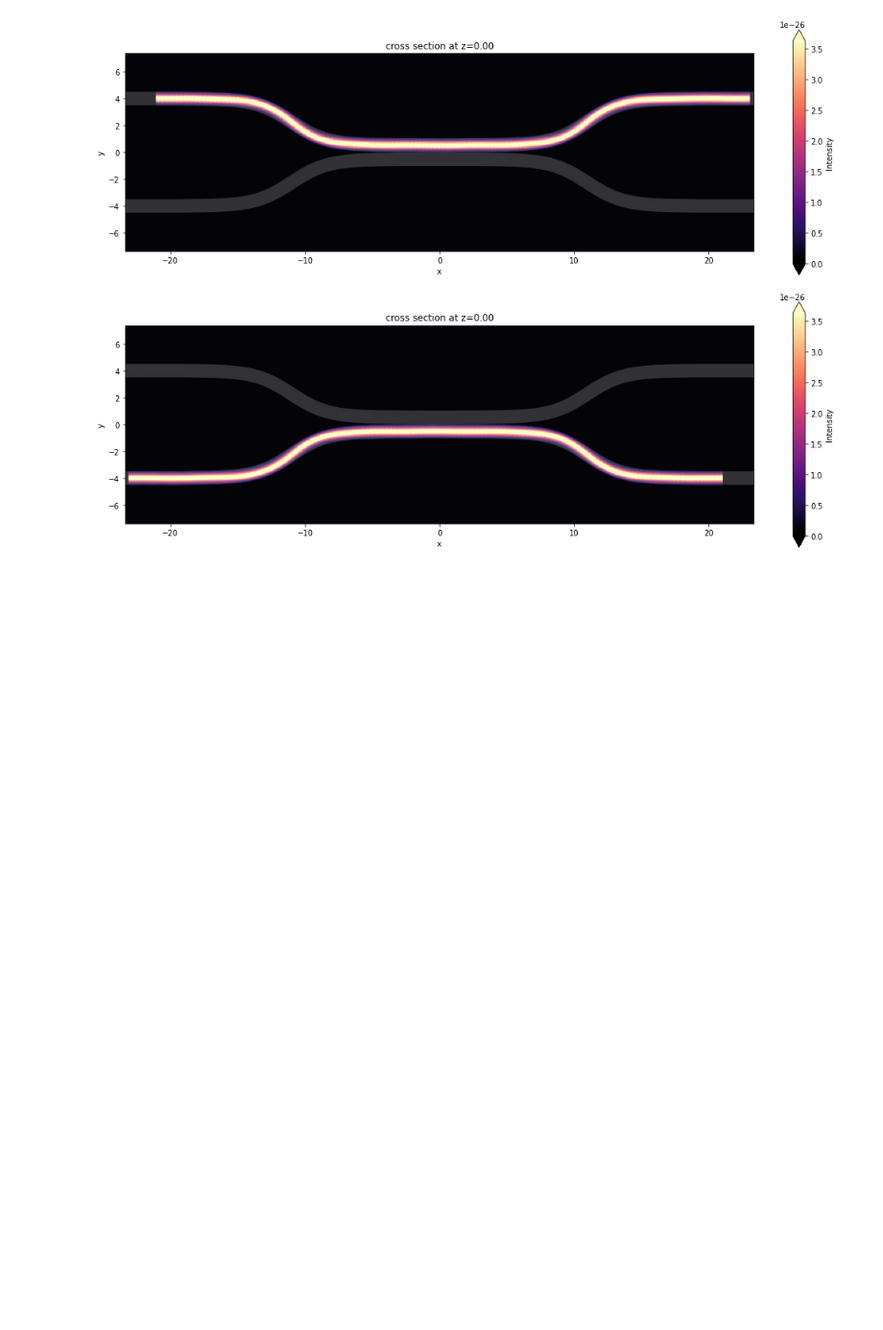
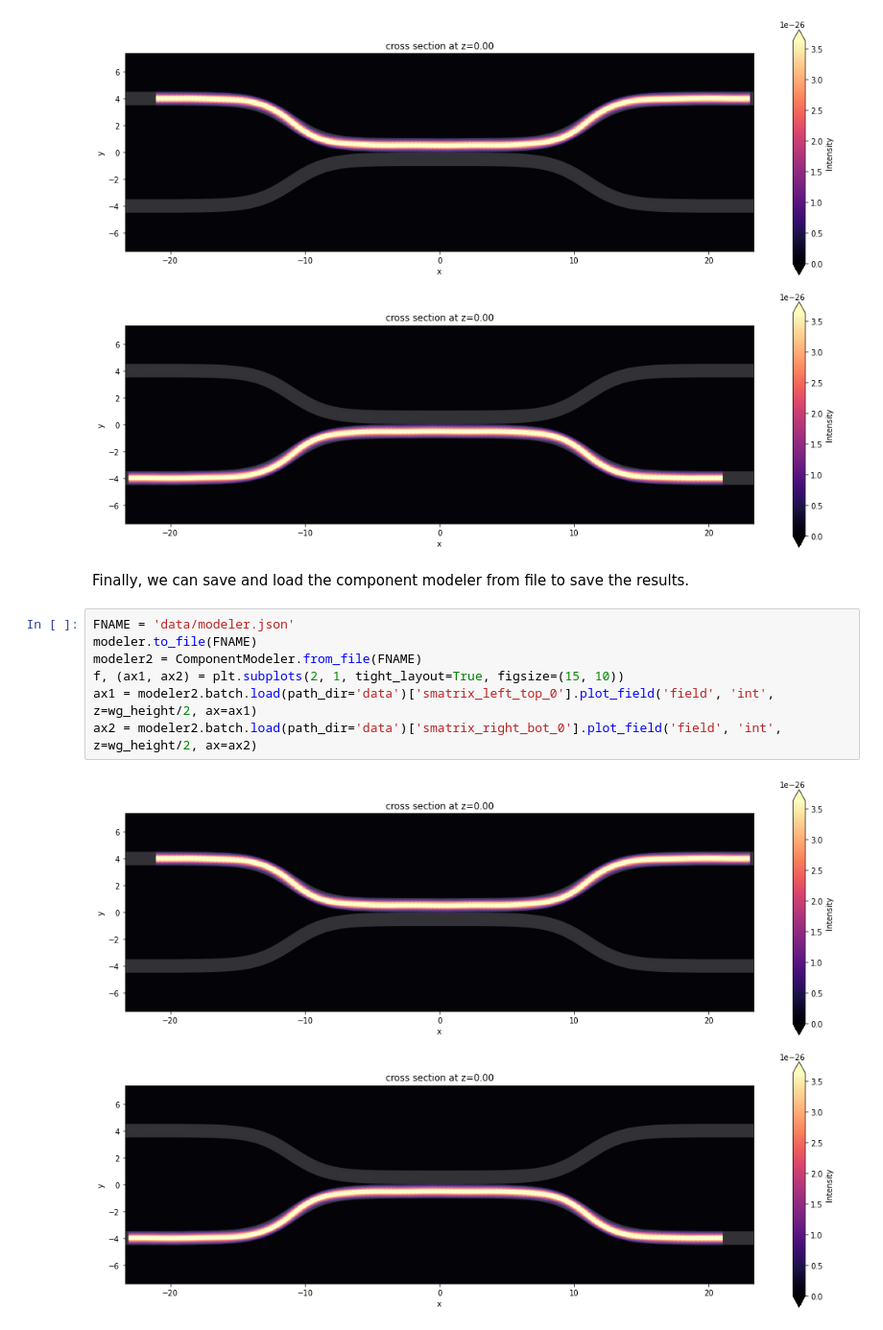
Before and after one commit to flexcompute-readthedocs/tidy3d-docs, a Jupyter notebook: docs/source/notebooks/SMatrix.ipynb, the cells around one changed output. Shown at 96% size. Cells and saved outputs as stored; diff of their text form; blank space fills up the shorter version.

Commit message:
batch as field

```diff
--- a/docs/source/notebooks/SMatrix.ipynb
+++ b/docs/source/notebooks/SMatrix.ipynb
@@ -355,3 +363,14 @@ ax1 = modeler.batch.load(path_dir='data')['smatrix_left_top_0'].plot_field('fiel
 ax2 = modeler.batch.load(path_dir='data')['smatrix_right_bot_0'].plot_field('field', 'int', z=wg_height/2, ax=ax2)
 # %% [output]
 [figure]
+# %% [markdown]
+Finally, we can save and load the component modeler from file to save the results.
+# %%
+FNAME = 'data/modeler.json'
+modeler.to_file(FNAME)
+modeler2 = ComponentModeler.from_file(FNAME)
+f, (ax1, ax2) = plt.subplots(2, 1, tight_layout=True, figsize=(15, 10))
+ax1 = modeler2.batch.load(path_dir='data')['smatrix_left_top_0'].plot_field('field', 'int', z=wg_height/2, ax=ax1)
+ax2 = modeler2.batch.load(path_dir='data')['smatrix_right_bot_0'].plot_field('field', 'int', z=wg_height/2, ax=ax2)
+# %% [output]
+[figure, added]
```
Also changed, not shown: parts of 4 cells of this notebook, 10 other files.
